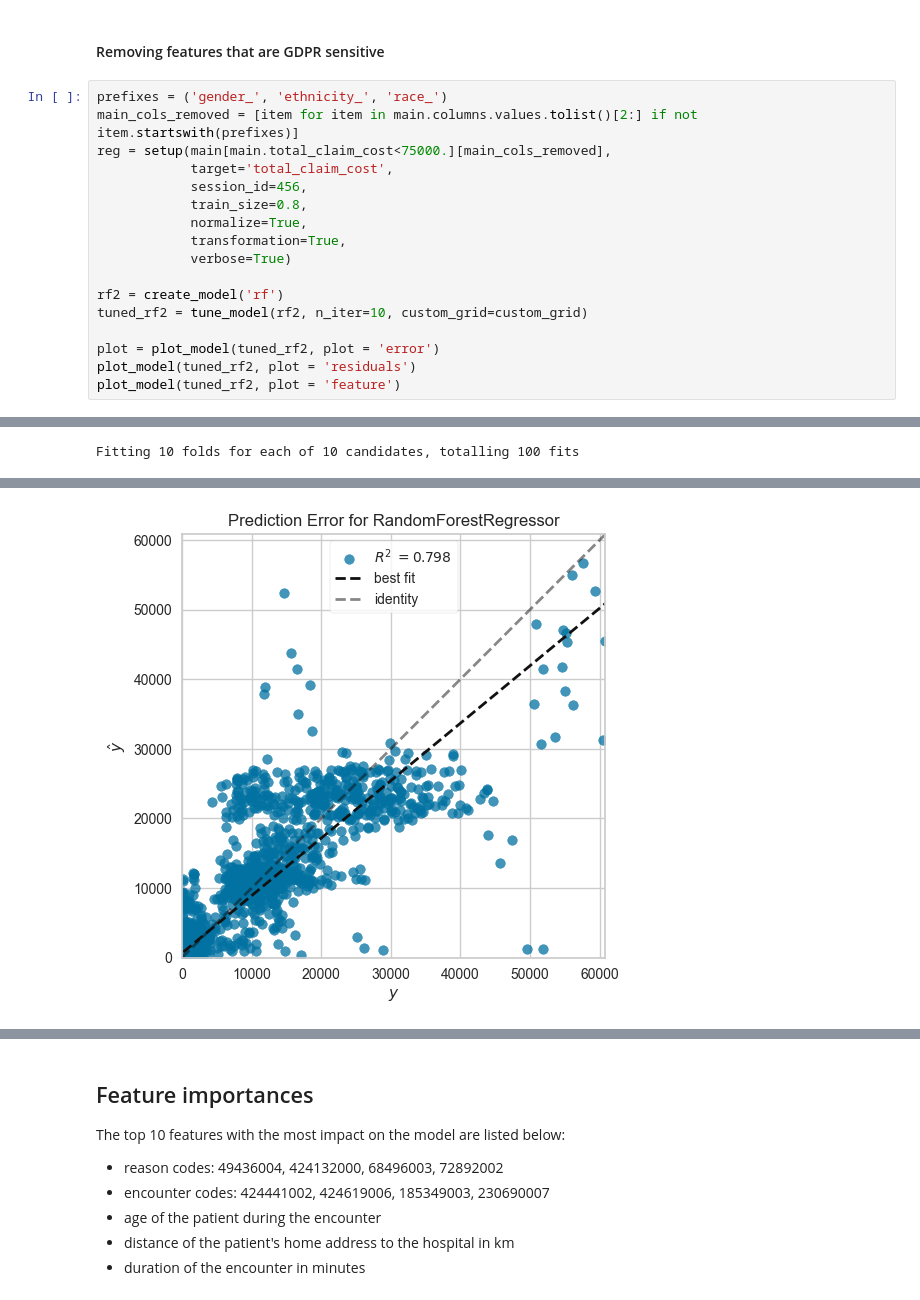
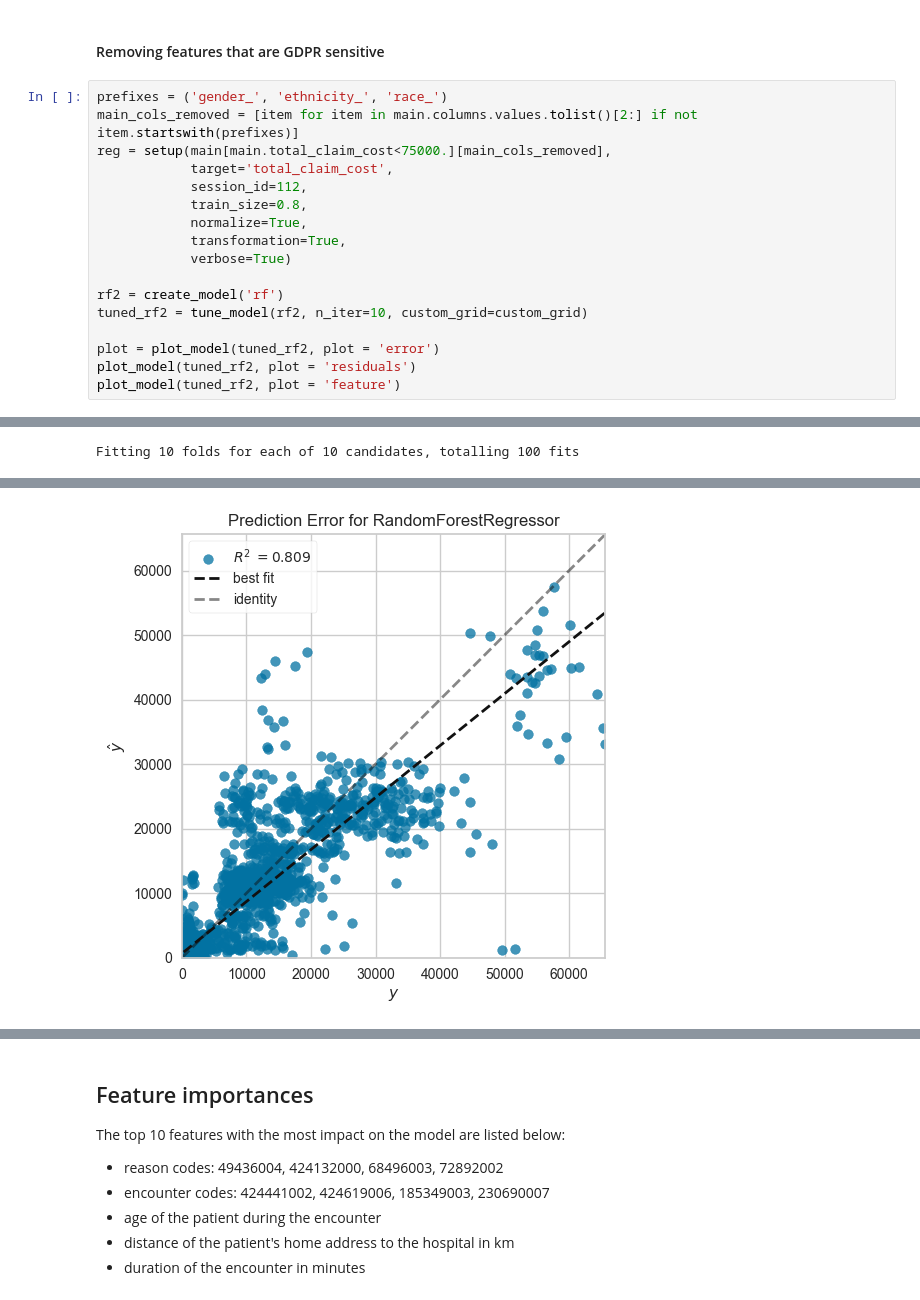
Before and after one commit to rntco/mgh, a Jupyter notebook: mgh_medical_encounters.ipynb, the cells around one changed output, grey strips where cells are left out. Drawn from its saved outputs; the diff is of its cells as text.

```diff
--- a/mgh_medical_encounters.ipynb
+++ b/mgh_medical_encounters.ipynb
@@ -489,7 +645,7 @@ prefixes = ('gender_', 'ethnicity_', 'race_')
 main_cols_removed = [item for item in main.columns.values.tolist()[2:] if not item.startswith(prefixes)]
 reg = setup(main[main.total_claim_cost<75000.][main_cols_removed],
             target='total_claim_cost',
-            session_id=456,
+            session_id=112,
             train_size=0.8,
             normalize=True,
             transformation=True,
@@ -553,5 +709,5 @@ plot_model(tuned_rf2, plot = 'feature')
 [interactive output not drawn]
 Fitting 10 folds for each of 10 candidates, totalling 100 fits
 [interactive output not drawn]
-[figure, old version]
+[figure, new version]
 [interactive output not drawn]
```
Also changed, not shown: parts of 13 cells of this notebook, 1 other file.
